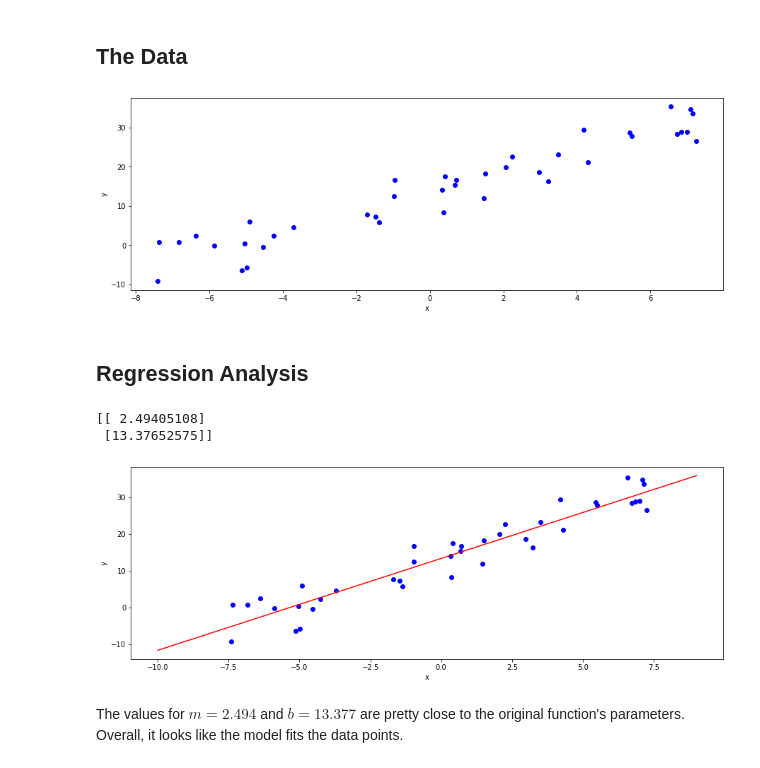
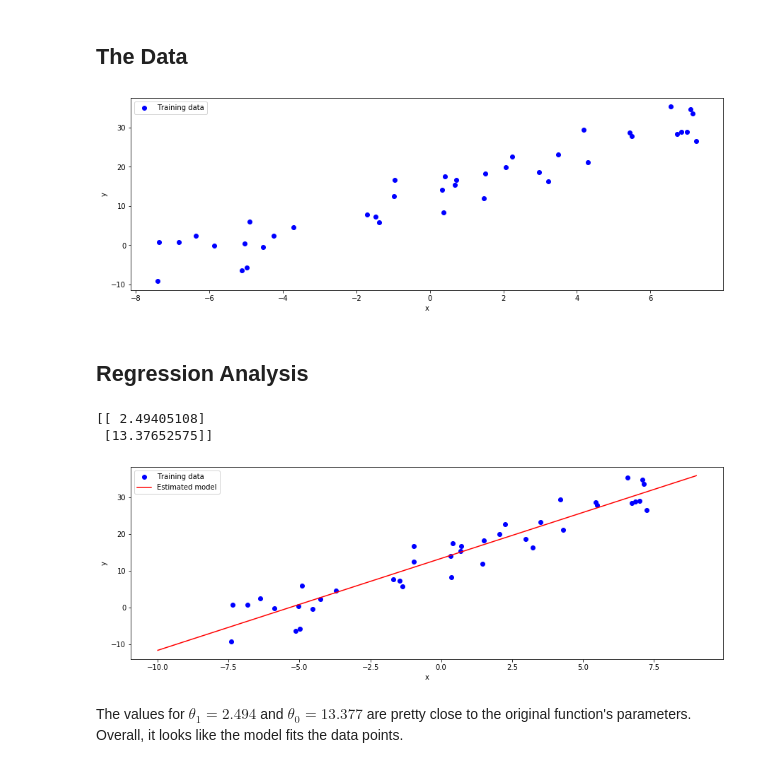
Before and after one commit to FG-33/ml-algorithms, a Jupyter notebook: regression_analysis/linear_regression_one_variable.ipynb, the cells around one changed output. Saved outputs shown, nothing was run; the diff lists cells and outputs as text; code cells hidden in the pictures.

Commit message:
Rework descriptions in linear regression with one variable notebook.

```diff
--- a/regression_analysis/linear_regression_one_variable.ipynb
+++ b/regression_analysis/linear_regression_one_variable.ipynb
@@ -87,9 +73,9 @@ import numpy as np
 def compute_costs(x, y, theta):
     """ Calculates the squared error between ground truth y and predicted output y'
 
-    :param x: input data samples x feature matrix
-    :param y: output data or ground truth
-    :param theta: the estimated linear regression parameters
+    :param x: input data, feature matrix
+    :param y: output data, ground truth
+    :param theta: the estimated linear model's parameters
     :return predicted_result: squared error
     """
     N = y.shape[0] # number of samples
@@ -97,15 +83,15 @@ def compute_costs(x, y, theta):
 
 def gradient_descent(x, y, theta=None, alpha=0.01, num_iters=100):
     """ Performs gradient descent to determine the best possible model based on given input data (x)
-        output data (y)
+        and output data (y)
 
-    :param x: input data samples x feature matrix
-    :param y: output data or ground truth
-    :param theta: initial linear regression parameters
+    :param x: input data, feature matrix
+    :param y: output data, ground truth
+    :param theta: initial linear model's parameters
     :param alpha: learning rate
     :param num_iters: number of iterations to run gradient descent
-    :return theta: learned linear regression parameters (parameters of the linear model)
-    :return costs: list containing the calculated cost values for each step of gradient descent
+    :return theta: estimated linear model's parameters
+    :return costs: list containing the calculated cost for each iteration
     """
     m, n = x.shape
     if theta is None:
@@ -119,26 +105,27 @@ def gradient_descent(x, y, theta=None, alpha=0.01, num_iters=100):
     return theta, costs
 
 def predict(x, theta):
-    """ Predicts outputs based on input samples/features given theta
+    """ Predicts outputs based on input values x and estimated theta
 
-    :param x: input data samples x feature matrix
-    :param theta: linear regression parameters learned
+    :param x: input data, feature matrix
+    :param theta: estimated linear model's parameters
     :return predicted_result: predicted output for given input data
     """
     return np.matmul(x, theta)
 # %% [markdown]
 ## The Data
 # %%
+# Generates y values given x to demonstrate linear regression analysis
 def generate_data(x):
     noise = np.random.random_sample((x.shape[0],1)) * 15 - 7.5
-    return 2.5 * x + 13 + noise # basically y = mx + b with some noise added
+    return 2.5 * x + 13 + noise # basically y = \theta_1 * x + theta_0 with noise added
 
 # Generate data
 np.random.seed(4)
 x = np.random.random_sample((40,1)) * 15 - 7.5
 y = generate_data(x)
 
-# Add ones for gradient descent algorithm
+# Add ones column
 x = np.concatenate((x, np.ones((x.shape[0], 1))), axis=1)
 
 # Plot data points
@@ -149,31 +136,34 @@ plt.figure(1, figsize=(15, 5))
 plt.xlabel("x")
 plt.ylabel("y")
 plt.plot(x[:,0], y, "bo")
+plt.legend(["Training data"])
 plt.show()
 # %% [output]
-[figure, old version]
+[figure, new version]
 # %% [markdown]
 ## Regression Analysis
 # %%
 # Execute gradient descent
 theta, costs = gradient_descent(x, y, alpha=0.05, num_iters=1000)
 print(theta)
 
-# Plot the data and the function/line resulting from the estimated parameters
+# Plot the training data x, y
 plt.figure(1, figsize=(15, 5))
 plt.xlabel("x")
 plt.ylabel("y")
 plt.plot(x[:,0], y, "bo") # data
 
-# create data to present the estimated model
+# Create data to present the estimated model
 x_ = np.arange(-10,10).reshape(-1, 1)
 x_ = np.concatenate((x_, np.ones((x_.shape[0], 1))), axis=1)
 
+# Plot the estimated model
 plt.plot(x_[:,0], predict(x_, theta), "r-")
+plt.legend(["Training data", "Estimated model"])
 plt.show()
 # %% [output]
 [[ 2.49405108]
  [13.37652575]]
-[figure, old version]
+[figure, new version]
 # %% [markdown]
-The values for $m = 2.494$ and $b = 13.377$ are pretty close to the original function's parameters. Overall, it looks like the model fits the data points.
+The values for $\theta_1 = 2.494$ and $\theta_0 = 13.377$ are pretty close to the original function's parameters. Overall, it looks like the model fits the data points.
```
Also changed, not shown: parts of 2 cells of this notebook, 1 other file.
